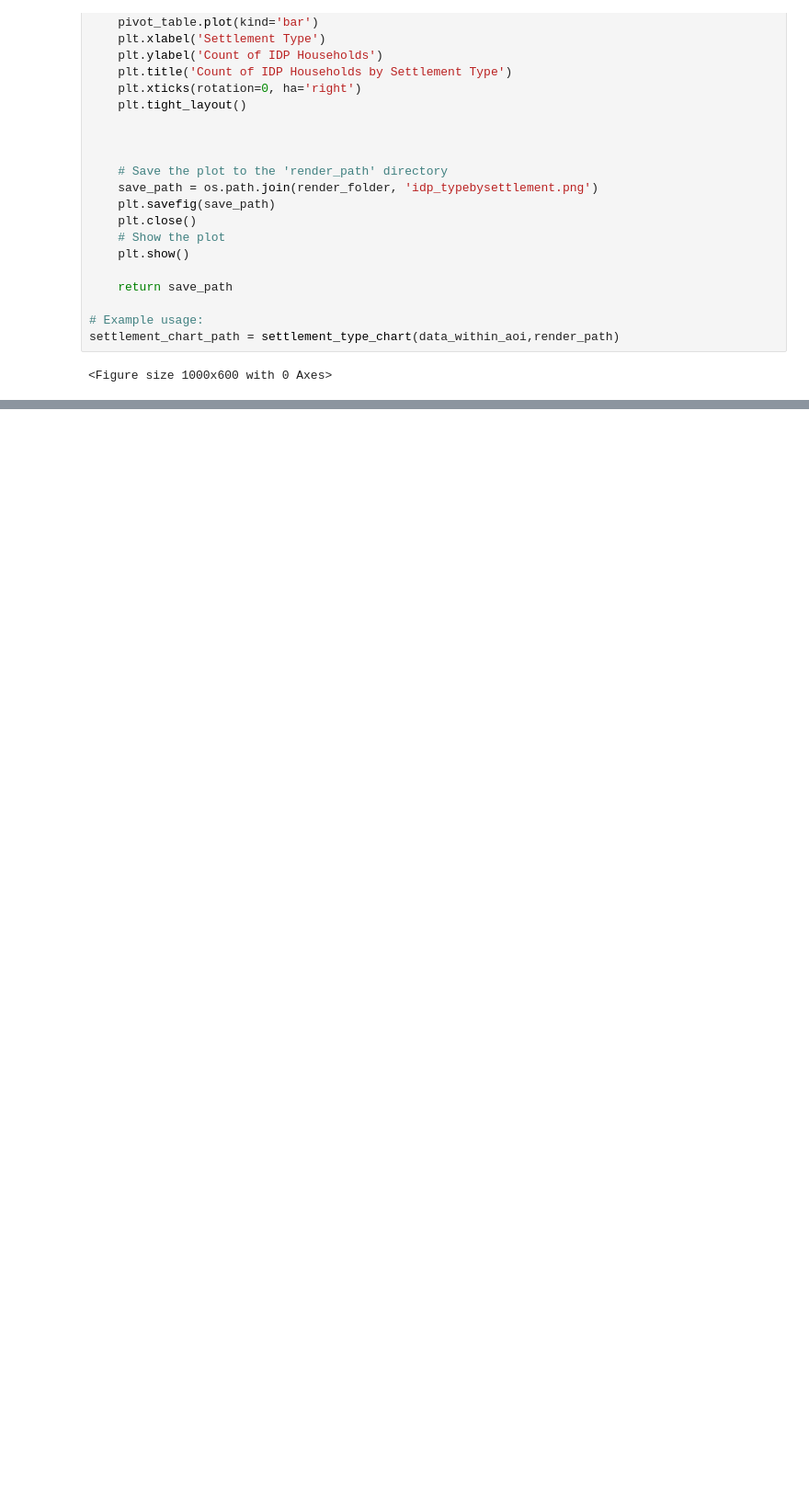
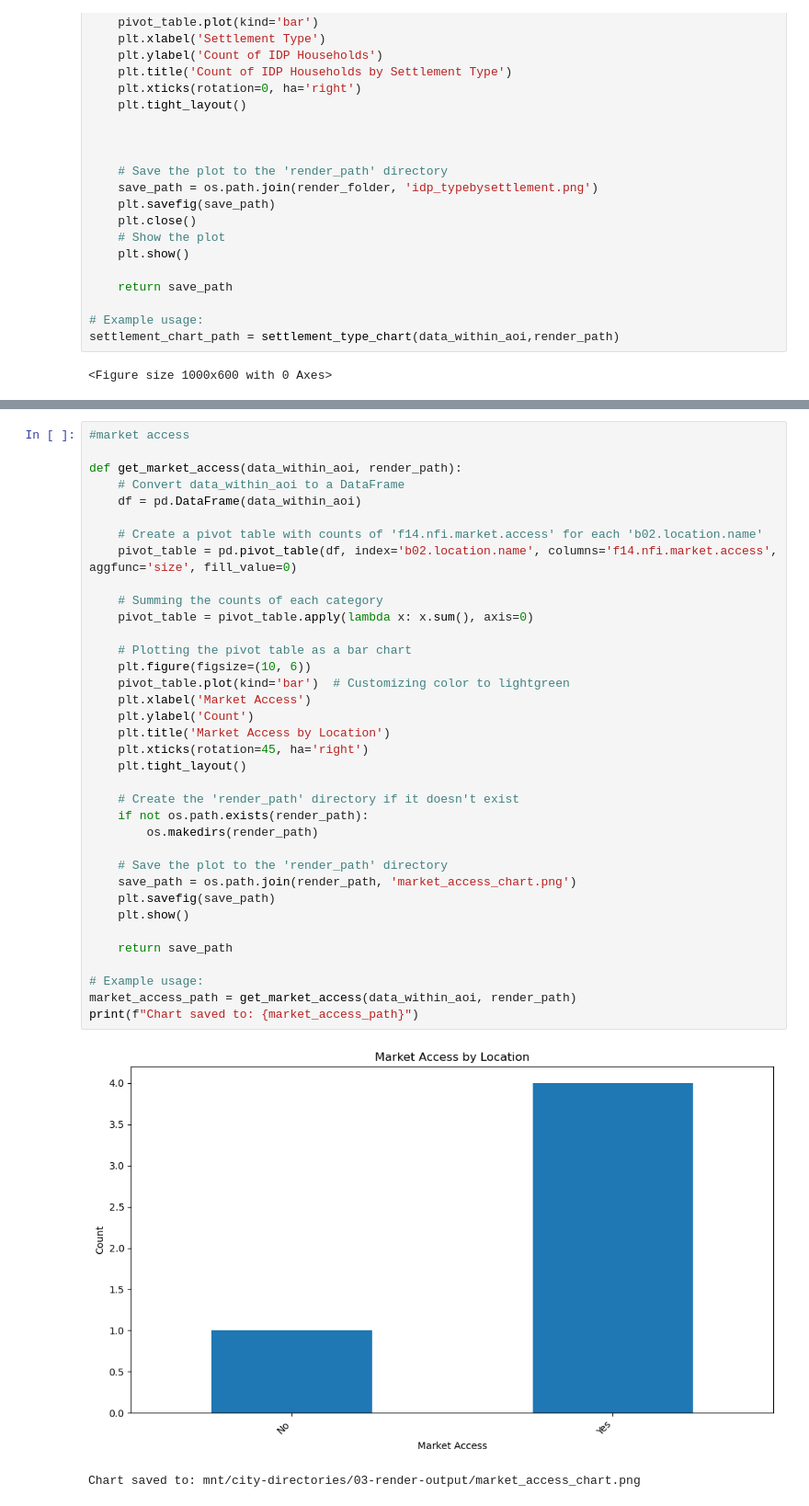
Before and after one commit to rosemaryturtle/city-scan-automation, a Jupyter notebook: idp-layers.ipynb, the cells around one changed output, grey strips where cells are left out. Shown at 92% size. Drawn from its saved outputs; the diff is of its cells as text; blank space fills up the shorter version.

```diff
--- a/idp-layers.ipynb
+++ b/idp-layers.ipynb
@@ -356,0 +397,39 @@ settlement_chart_path = settlement_type_chart(data_within_aoi,render_path)
+# %%
+#market access
+
+def get_market_access(data_within_aoi, render_path):
+    # Convert data_within_aoi to a DataFrame
+    df = pd.DataFrame(data_within_aoi)
+
+    # Create a pivot table with counts of 'f14.nfi.market.access' for each 'b02.location.name'
+    pivot_table = pd.pivot_table(df, index='b02.location.name', columns='f14.nfi.market.access', aggfunc='size', fill_value=0)
+
+    # Summing the counts of each category
+    pivot_table = pivot_table.apply(lambda x: x.sum(), axis=0)
+
+    # Plotting the pivot table as a bar chart
+    plt.figure(figsize=(10, 6))
+    pivot_table.plot(kind='bar')  # Customizing color to lightgreen
+    plt.xlabel('Market Access')
+    plt.ylabel('Count')
+    plt.title('Market Access by Location')
+    plt.xticks(rotation=45, ha='right')
+    plt.tight_layout()
+
+    # Create the 'render_path' directory if it doesn't exist
+    if not os.path.exists(render_path):
+        os.makedirs(render_path)
+
+    # Save the plot to the 'render_path' directory
+    save_path = os.path.join(render_path, 'market_access_chart.png')
+    plt.savefig(save_path)
+    plt.show()
+
+    return save_path
+
+# Example usage:
+market_access_path = get_market_access(data_within_aoi, render_path)
+print(f"Chart saved to: {market_access_path}")
+# %% [output]
+[figure, added]
+Chart saved to: mnt/city-directories/03-render-output/market_access_chart.png
```
Also changed, not shown: parts of 10 cells of this notebook.
